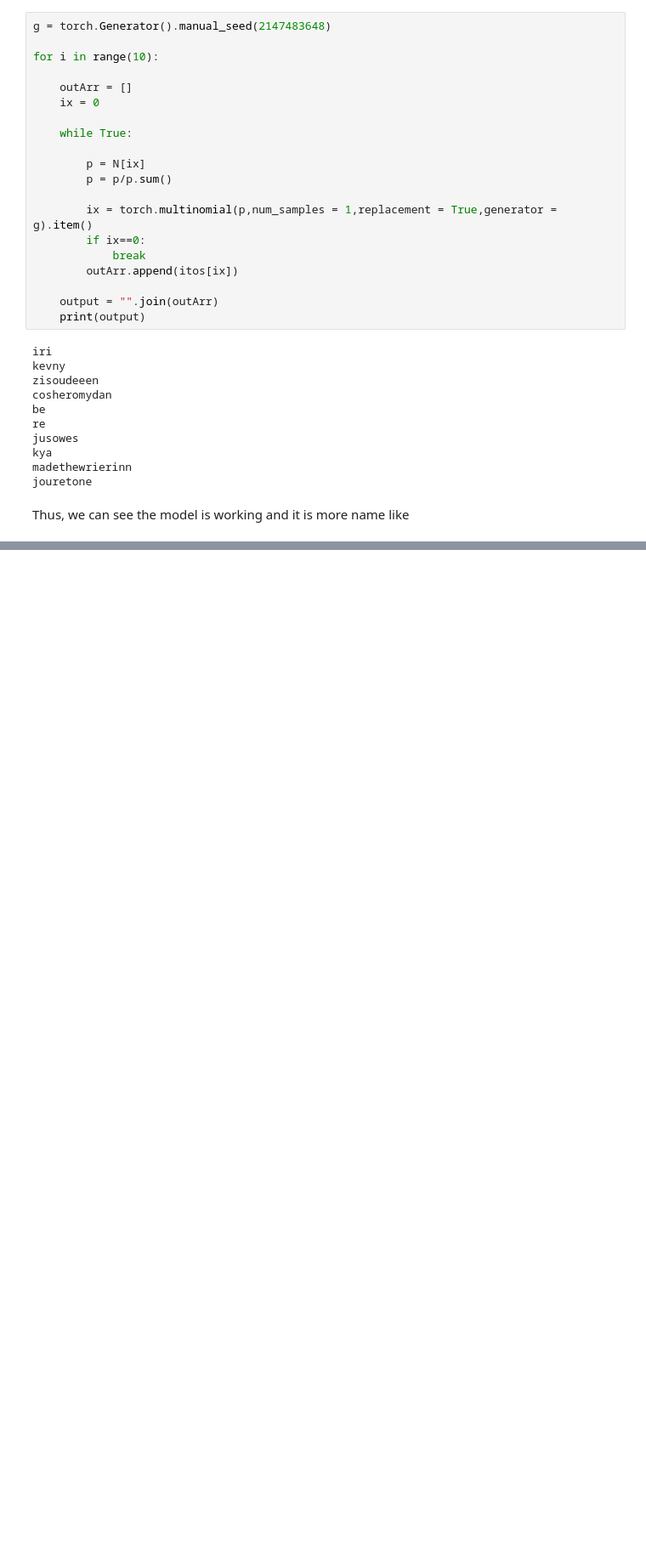
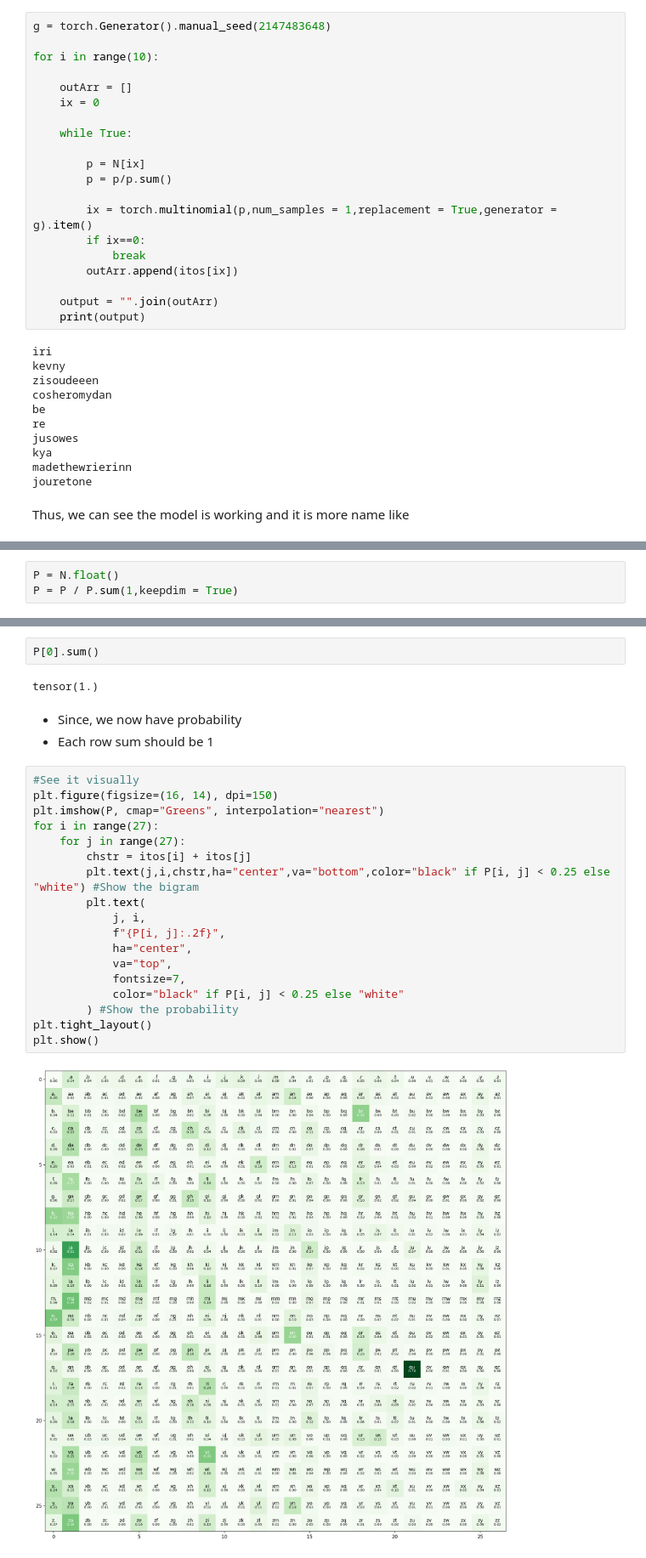
Before and after one commit to Pushkal-Gupta/makemore, a Jupyter notebook: Makemore Bigram.ipynb, the cells around one changed output, grey strips where cells are left out. Shown at 85% size. Drawn from its saved outputs; the diff is of its cells as text; blank space fills up the shorter version.

Commit message:
Optimise the bigram implementation

```diff
--- a/Makemore Bigram.ipynb
+++ b/Makemore Bigram.ipynb
@@ -702,0 +782,3 @@ Thus, we can see the model is working and it is more name like
+# %%
+P = N.float()
+P = P / P.sum(1,keepdim = True)
@@ -702,0 +816,27 @@ Thus, we can see the model is working and it is more name like
+# %%
+P[0].sum()
+# %% [output]
+tensor(1.)
+# %% [markdown]
+- Since, we now have probability
+- Each row sum should be 1
+# %%
+#See it visually
+plt.figure(figsize=(16, 14), dpi=150)
+plt.imshow(P, cmap="Greens", interpolation="nearest")
+for i in range(27):
+    for j in range(27):
+        chstr = itos[i] + itos[j]
+        plt.text(j,i,chstr,ha="center",va="bottom",color="black" if P[i, j] < 0.25 else "white") #Show the bigram
+        plt.text(
+            j, i,
+            f"{P[i, j]:.2f}",
+            ha="center",
+            va="top",
+            fontsize=7,
+            color="black" if P[i, j] < 0.25 else "white"
+        ) #Show the probability
+plt.tight_layout()
+plt.show()
+# %% [output]
+[figure, added]
```
Also changed, not shown: parts of 17 cells of this notebook, 1 other file.
